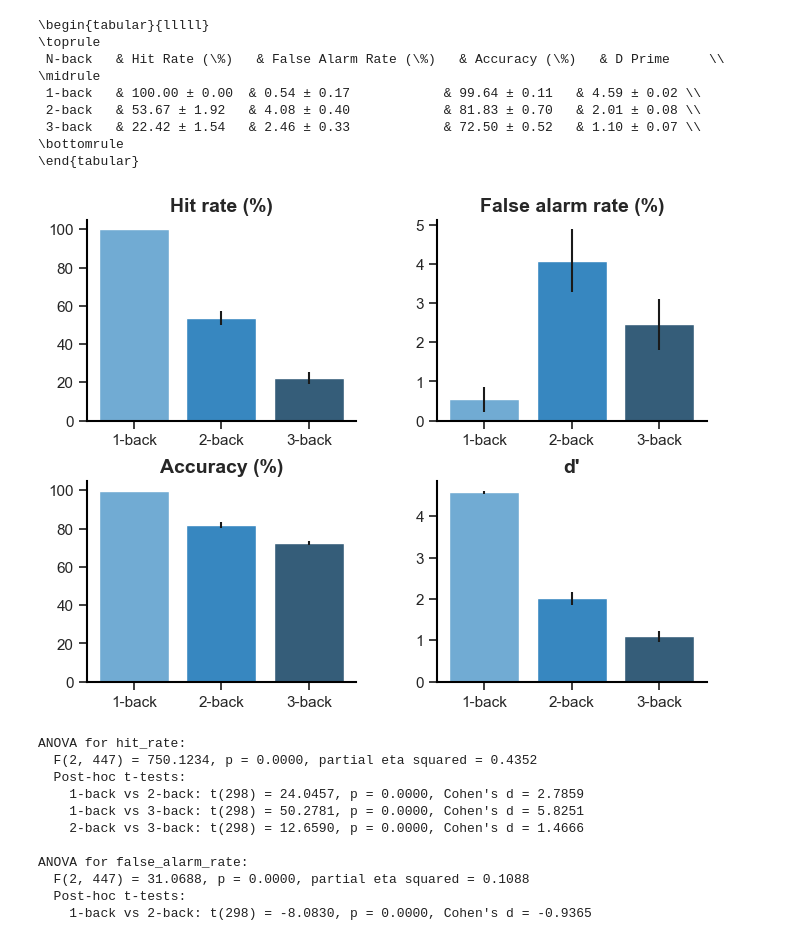
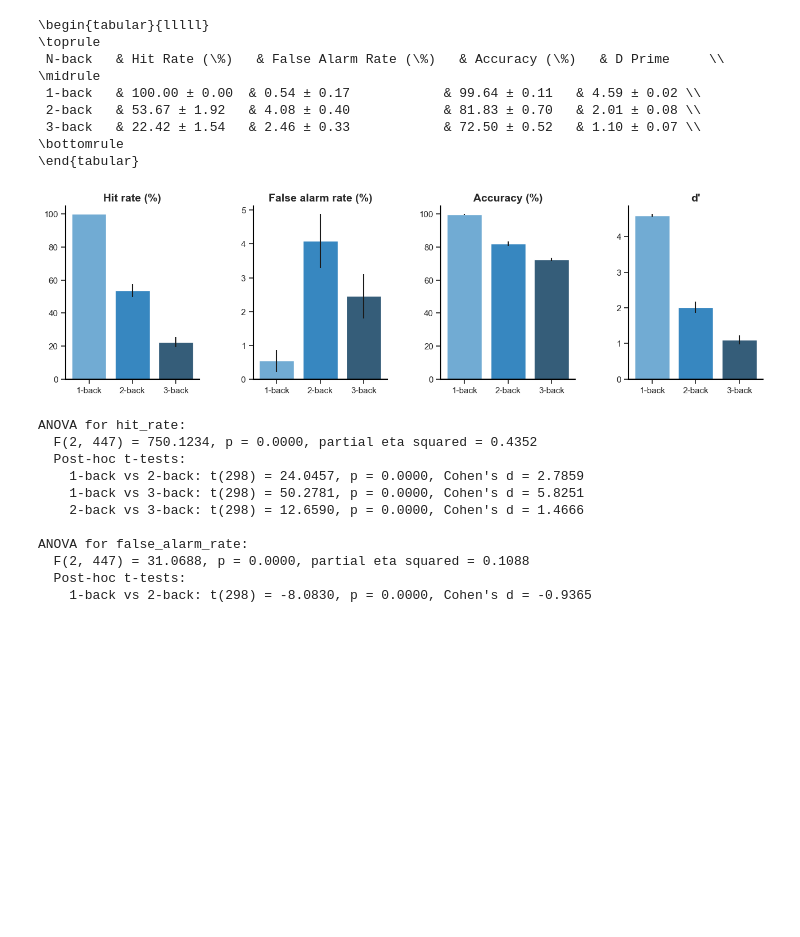
Before and after one commit to TommyS725/ChatGPT-WM, a Jupyter notebook: aggregate_result.ipynb, the cells around one changed output. Saved outputs shown, nothing was run; the diff lists cells and outputs as text; code cells hidden in the pictures; blank space fills up the shorter version.

Commit message:
fix: change metric plot from 2*2 to 1*4

```diff
--- a/aggregate_result.ipynb
+++ b/aggregate_result.ipynb
@@ -155,56 +155,55 @@ print(latex_table)
 \end{tabular}
 # %%
 def plot_metrics(summary_stats, n_list, ci_level=0.95, save_path=None):
-    # Set seaborn style and font size
     sns.set(style="whitegrid")
     plt.rcParams.update({'font.size': 12})
 
-    # Bar plot for accuracy, hit rate, false alarm rate, and d prime
-    fig, axes = plt.subplots(2, 2, figsize=(8, 6))
-    metrics = ["hit_rate", "false_alarm_rate","accuracy", "d_prime"]
+    # 1x4 layout
+    fig, axes = plt.subplots(1, 4, figsize=(16, 4))
+    metrics = ["hit_rate", "false_alarm_rate", "accuracy", "d_prime"]
     titles = ["Hit rate (%)", "False alarm rate (%)", "Accuracy (%)", "d'"]
 
-    for i, ax in enumerate(axes.flat):
+    for i, ax in enumerate(axes):  # axes is 1D now
         metric = metrics[i]
         means = [summary_stats[n][metric]["mean"] for n in n_list]
         stderrs = [summary_stats[n][metric]["stderr"] for n in n_list]
-        # Compute 95% confidence intervals
+
         critical_value = t.ppf((1 + ci_level) / 2, blocks - 1)
         cis = [critical_value * stderr for stderr in stderrs]
-        # Choose either standard errors or confidence intervals for error bars
-        error_bars = cis # Change this to 'stderrs' for standard errors
+        error_bars = cis  # or stderrs
 
-        # Use matplotlib bar to ensure y and yerr lengths match
         x_positions = range(len(n_list))
-        ax.bar(x_positions, means, yerr=error_bars, color=sns.color_palette("Blues_d", len(n_list)))
+        ax.bar(
+            x_positions,
+            means,
+            yerr=error_bars,
+            color=sns.color_palette("Blues_d", len(n_list))
+        )
+
         ax.set_title(titles[i], fontsize=14, fontweight='bold')
         ax.set_xticks(list(x_positions))
         ax.set_xticklabels([f"{n}-back" for n in n_list])
         ax.set_ylim(bottom=0)
+
         ax.spines['top'].set_visible(False)
         ax.spines['right'].set_visible(False)
-        # remove the grid lines
         ax.grid(False)
-        # set the weight  and color of axes lines
+
         ax.spines['bottom'].set_linewidth(1.5)
         ax.spines['left'].set_linewidth(1.5)
         ax.spines['bottom'].set_color('black')
         ax.spines['left'].set_color('black')
-        # show tick lines on the left and bottom axes
         ax.tick_params(axis='both', which='both', bottom=True, left=True)
 
-
-    # layout setting: adjust the space between subplots
-    plt.subplots_adjust(wspace=0.3, hspace=0.3)
+    plt.subplots_adjust(wspace=0.4, hspace=0.0)
     plt.show()
 
-    # save the figure to a svg file in the figures folder
     if save_path is not None:
-        fig.savefig(save_path, format="svg")
+        fig.savefig(save_path, format="svg", bbox_inches="tight")
 #save_path=  os.path.join("..","figures", "letter_nback_metrics_deepseek.svg")
 plot_metrics(summary_stats, n_list)
 # %% [output]
-[figure, old version]
+[figure, new version]
 # %%
 def statistical_test(summary_stats, raw_data, n_list, blocks, alpha=0.05):
     metrics = ["hit_rate", "false_alarm_rate", "accuracy", "d_prime"]
```
Also changed, not shown: parts of 1 cell of this notebook, 1 other file.
